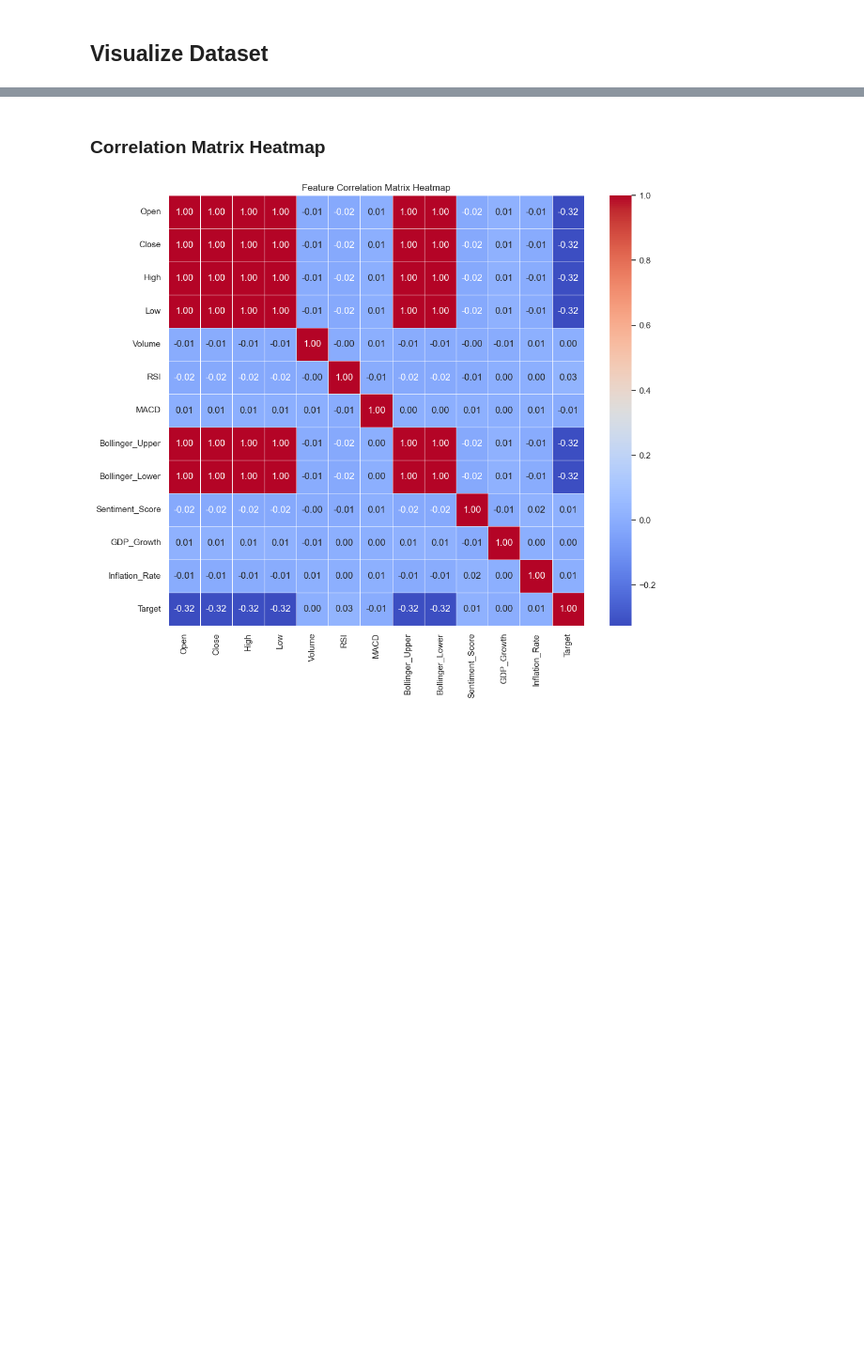
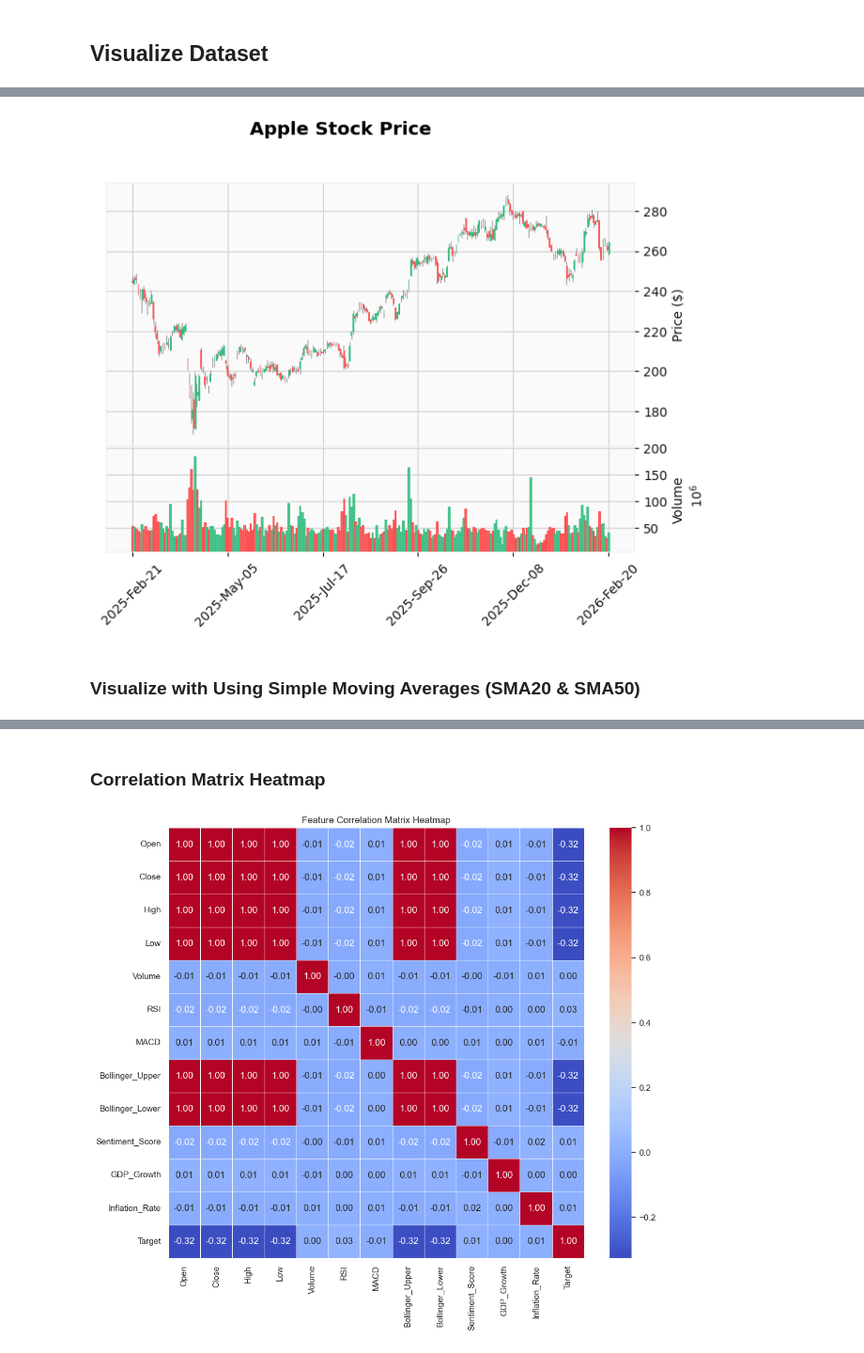
Before and after one commit to alaricbat/FinancialApp, a Jupyter notebook: AA002FinancialAI/ai-module/svm/svm_kernel.ipynb, the cells around one changed output, grey strips where cells are left out. Shown at 94% size. Drawn from its saved outputs; the diff is of its cells as text; code cells hidden in the pictures; blank space fills up the shorter version.

Commit message:
Common:SVM:20260712:Computed RSI, SMA20, SMA50 for SVM module and visualization

```diff
--- a/AA002FinancialAI/ai-module/svm/svm_kernel.ipynb
+++ b/AA002FinancialAI/ai-module/svm/svm_kernel.ipynb
@@ -25,0 +68,11 @@ df
+# %%
+def get_stock_df(df, ticker):
+    stock_df = df.loc[df["Ticker"] == ticker].copy()
+    stock_df["Date"] = pd.to_datetime(stock_df["Date"])
+    stock_df = stock_df.sort_values("Date")
+    # Set [Date] Column as Primary Key
+    stock_df = stock_df.set_index("Date")
+    return stock_df
+# %%
+apple_df = get_stock_df(df, "AAPL")
+apple_df
@@ -25,0 +94,3 @@ df
+# %%
+apple_last_year_df = apple_df.last("365D")
+apple_last_year_df
@@ -28,10 +113,0 @@ df
-# %%
-# Set the plotting style
-sns.set_theme(style="whitegrid")
-
-plt.figure(figsize=(6,4))
-sns.countplot(x='Target', data=df, palette='Set1')
-plt.title('Target Variable Distribution')
-plt.xlabel('Target (0: Down/Flat, 1: Up)')
-plt.ylabel('Count (Number of Sessions)')
-plt.show()
@@ -42,0 +127,14 @@ Passing `palette` without assigning `hue` is deprecated and will be removed in v
+# %%
+mpf.plot(
+    apple_last_year_df,
+    type="candle",
+    style="yahoo",
+    volume=True,
+    title="Apple Stock Price",
+    ylabel="Price ($)",
+    ylabel_lower="Volume"
+)
+# %% [output]
+[figure, added]
+# %% [markdown]
+### Visualize with Using Simple Moving Averages (SMA20 & SMA50)
```
Also changed, not shown: parts of 20 cells of this notebook, 6 other files.
